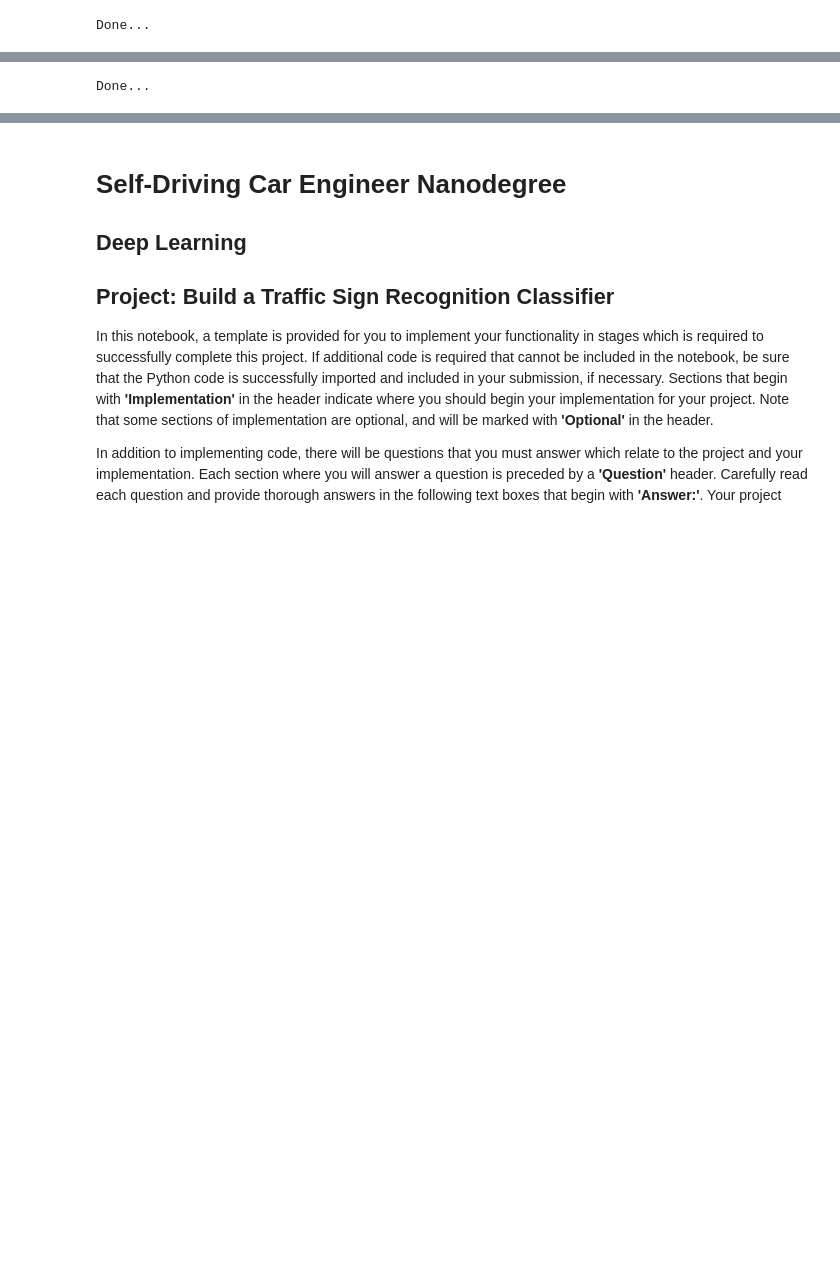
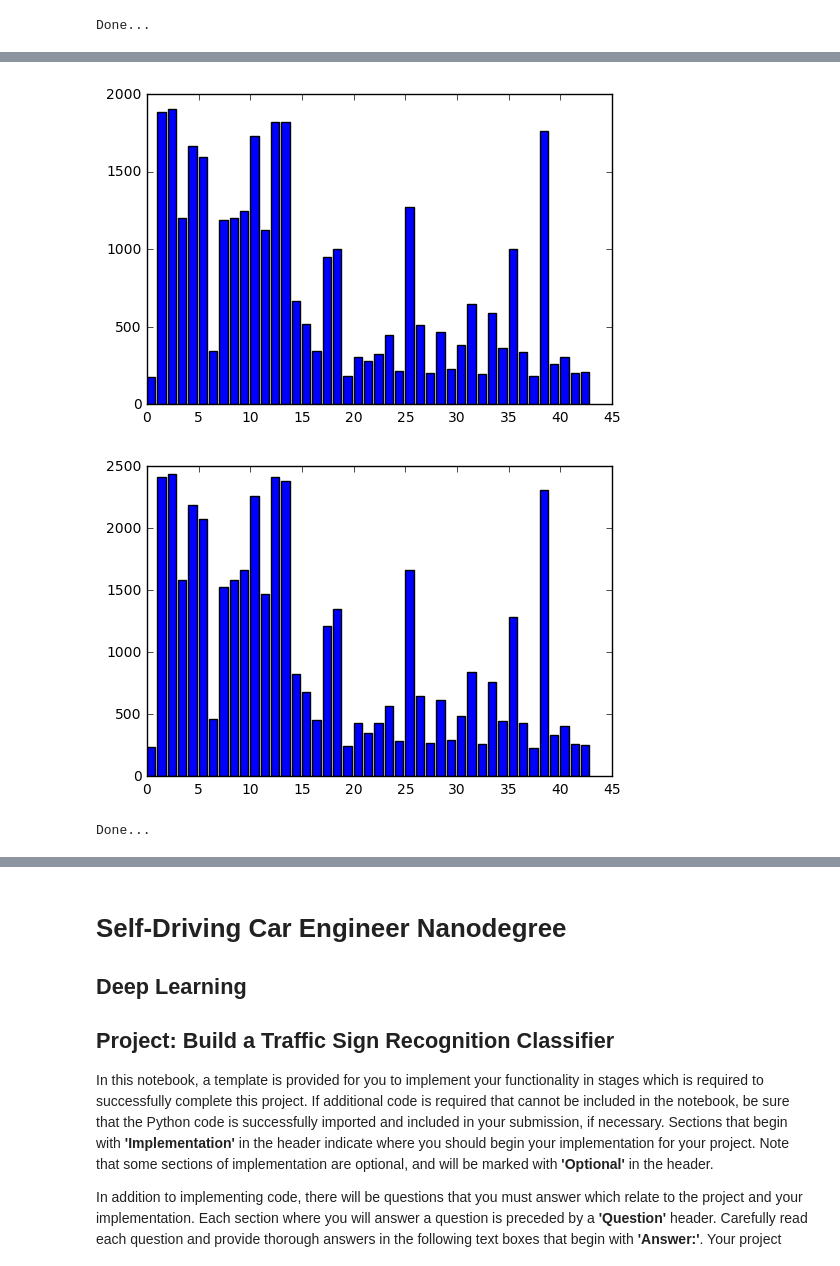
Before and after one commit to schwallie/CarND-Traffic-Sign-Classifier-Project, a Jupyter notebook: Traffic_Sign_Classifier-solution.ipynb, the cells around one changed output, grey strips where cells are left out. Cells and saved outputs as stored; diff of their text form; code cells hidden in the pictures; blank space fills up the shorter version.

```diff
--- a/Traffic_Sign_Classifier-solution.ipynb
+++ b/Traffic_Sign_Classifier-solution.ipynb
@@ -56,6 +56,9 @@ def rotate(img):
     new_rot = cv2.getRotationMatrix2D((img.shape[1]/2, img.shape[0]/2), np.random.choice([-10,10]), 1)
     new_img = cv2.warpAffine(img, new_rot, (img.shape[1], img.shape[0]))
     return new_img
+
+def normalize_images(img_set):
+    return (img_set - img_set.mean()) / np.std(img_set)
 # %%
 """
 Loads the initial data sets. Don't rerun this,
@@ -64,11 +67,19 @@ just run the next cell to get the data we use in training
 train, test = load_data()
 X_train_begin, y_train_begin = train['features'], train['labels']
 X_test, y_test = test['features'], test['labels']
-# Shuffle the data set
-X_train_begin, y_train_begin = shuffle(X_train_begin, y_train_begin)
-# visualize_class_size() # To visualize how many of each class
-# dataset_summary() to get some info about the data
-# show_signs_with_names()
+X_train_begin = normalize_images(X_train_begin)
+X_test = normalize_images(X_test)
+"""clahe = cv2.createCLAHE(clipLimit=2.0, tileGridSize=(8,8))
+for ix in range(0, len(X_train_begin)):
+    # Normalize images RGB / Brightness / Contrast
+    img = X_train_begin[ix]
+    plt.imshow(img)
+    img = cv2.cvtColor(img, cv2.COLOR_RGB2GRAY)
+    plt.imshow(img)
+    #cl1 = clahe.apply(img)
+    print(cl1)
+    #plt.imshow(img)
+    break"""
 print('Done...')
 # %% [output]
 Done...
@@ -75,24 +106,28 @@ Done...
 # %%
 """
 Using Scikit Learn's train_test_split to get a training and validation set
 Using train size 80%, test 20%
 """
+
 X_train, X_validation, y_train, y_validation = train_test_split(list(X_train_begin), list(y_train_begin), test_size=.15, random_state=43)
 
 # visualize_class_size(y_train)
 # print(np.bincount(y_train))
 # Generate new rotated images:
-for ix in range(0, 5000):
+visualize_class_size(y_train) # To visualize how many of each class
+for ix in range(0, 10000):
     pick = np.random.choice(len(y_train))
     img_copy = X_train[pick].copy()
     img_copy = rotate(img_copy)
     X_train.append(img_copy)
     y_train.append(y_train[pick])
 # print(np.bincount(y_train))
-# visualize_class_size(y_train)
+visualize_class_size(y_train)
 print('Done...')
 # Normalize the data
 # X_train = X_train/255.
 # X_validation = X_validation/255.
 # %% [output]
+[figure, added]
+[figure, added]
 Done...
```
Also changed, not shown: parts of 21 cells of this notebook, 4 other files.
